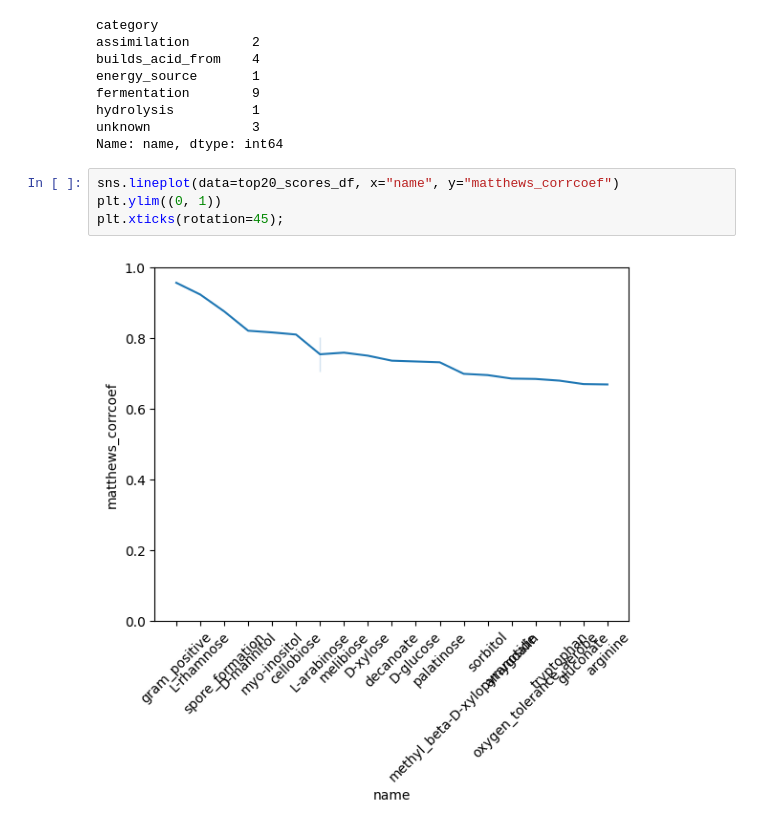
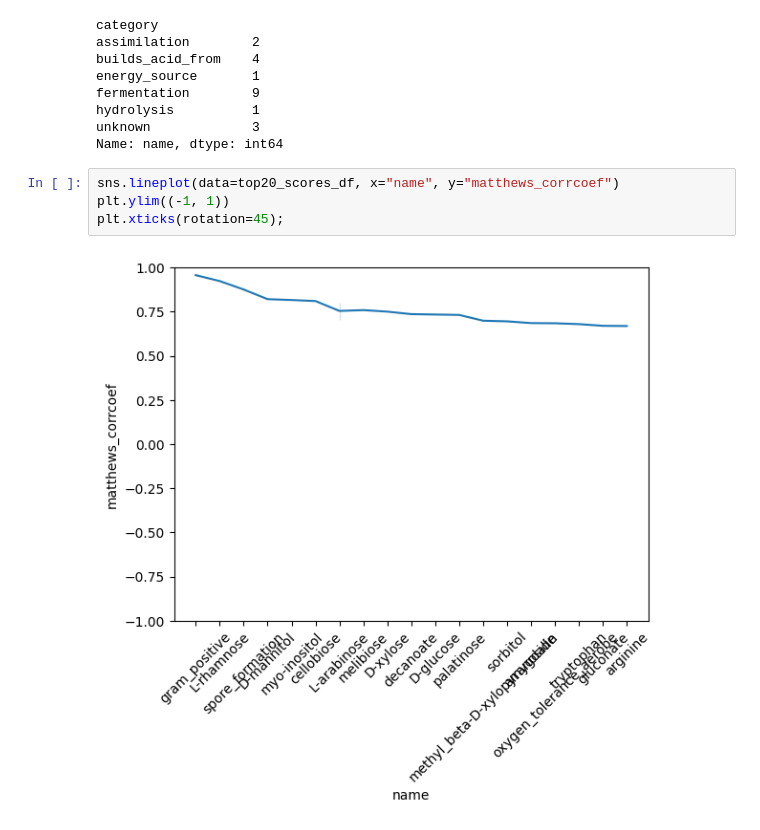
Before and after one commit to kbasecollaborations/trait-prediction, a Jupyter notebook: notebooks/aggregate_ml_results.ipynb, the cells around one changed output. Drawn from its saved outputs; the diff is of its cells as text.

```diff
--- a/notebooks/aggregate_ml_results.ipynb
+++ b/notebooks/aggregate_ml_results.ipynb
@@ -132,7 +132,7 @@ unknown             3
 Name: name, dtype: int64
 # %%
 sns.lineplot(data=top20_scores_df, x="name", y="matthews_corrcoef")
-plt.ylim((0, 1))
+plt.ylim((-1, 1))
 plt.xticks(rotation=45);
 # %% [output]
-[figure, old version]
+[figure, new version]
```
Also changed, not shown: parts of 1 cell of this notebook, 1 other file.
